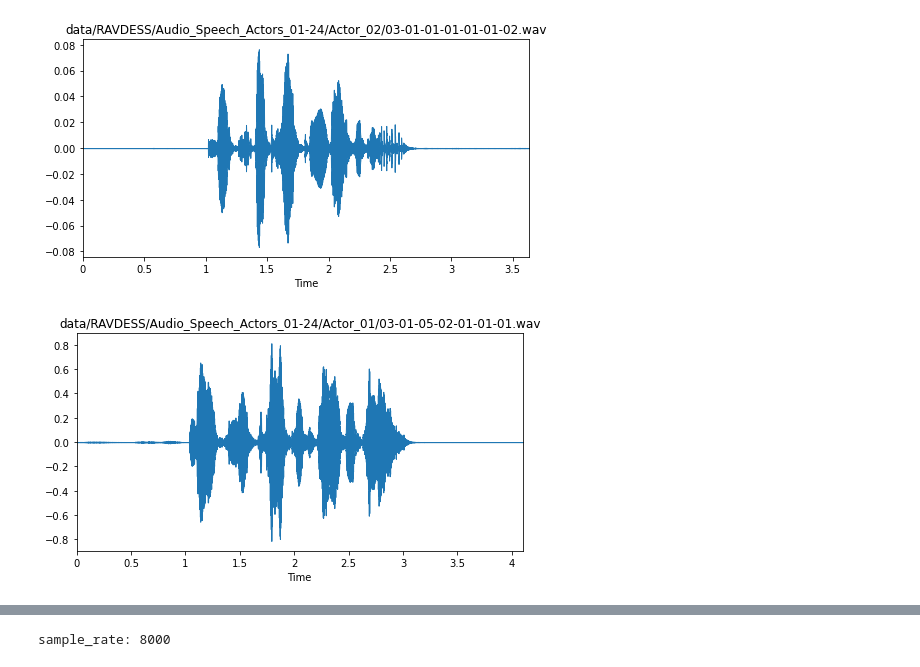
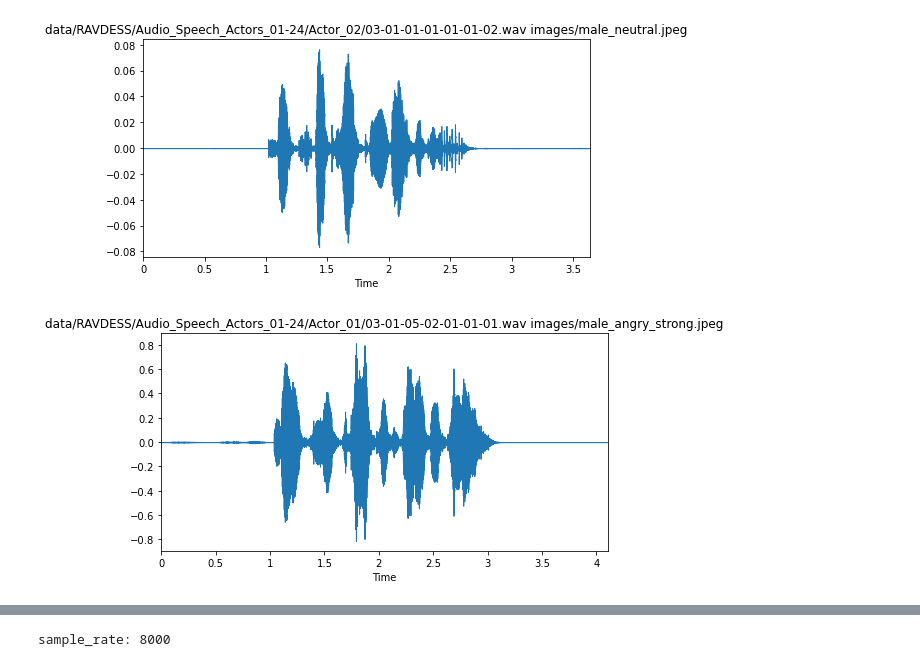
Before and after one commit to simiya/Projet-Son-Jedha, a Jupyter notebook: explore.ipynb, the cells around one changed output, grey strips where cells are left out. Cells and saved outputs as stored; diff of their text form; code cells hidden in the pictures.

```diff
--- a/explore.ipynb
+++ b/explore.ipynb
@@ -9,13 +9,13 @@ def display_waveplot(file_name, output_file_name, sr):
     samples, sr = librosa.load(file_name)
     plt.figure(figsize=(8, 4))
     librosa.display.waveplot(samples, sr=sr)
-    plt.title(file_name)
+    plt.title(file_name + ' ' + output_file_name)
     plt.savefig(output_file_name)
     return samples
 # %%
 OLD_SAMPLING_RATE = 44100
 HUMAIN_VOICE_SAMPLING_RATE = 8000
-sampling_rate = OLD_SAMPLING_RATE
+sampling_rate = HUMAIN_VOICE_SAMPLING_RATE
 
 female_neutral_file = 'data/RAVDESS/Audio_Speech_Actors_01-24/Actor_01/03-01-01-01-01-01-01.wav'
 female_angry_strong_file = 'data/RAVDESS/Audio_Speech_Actors_01-24/Actor_01/03-01-05-02-01-01-01.wav'
@@ -45,6 +92,6 @@ plt.show()
 # %%
-display_waveplot(male_neutral_file, male_neutral_image)
-display_waveplot(male_angry_strong_file, male_angry_strong_image)
+samples_male_neutral = display_waveplot(male_neutral_file, male_neutral_image, sampling_rate)
+samples_male_angry_strong = display_waveplot(male_angry_strong_file, male_angry_strong_image, sampling_rate)
 # %% [output]
-[figure, old version]
+[figure, new version]
-[figure, old version]
+[figure, new version]
```
Also changed, not shown: parts of 17 cells of this notebook, 5 other files.
